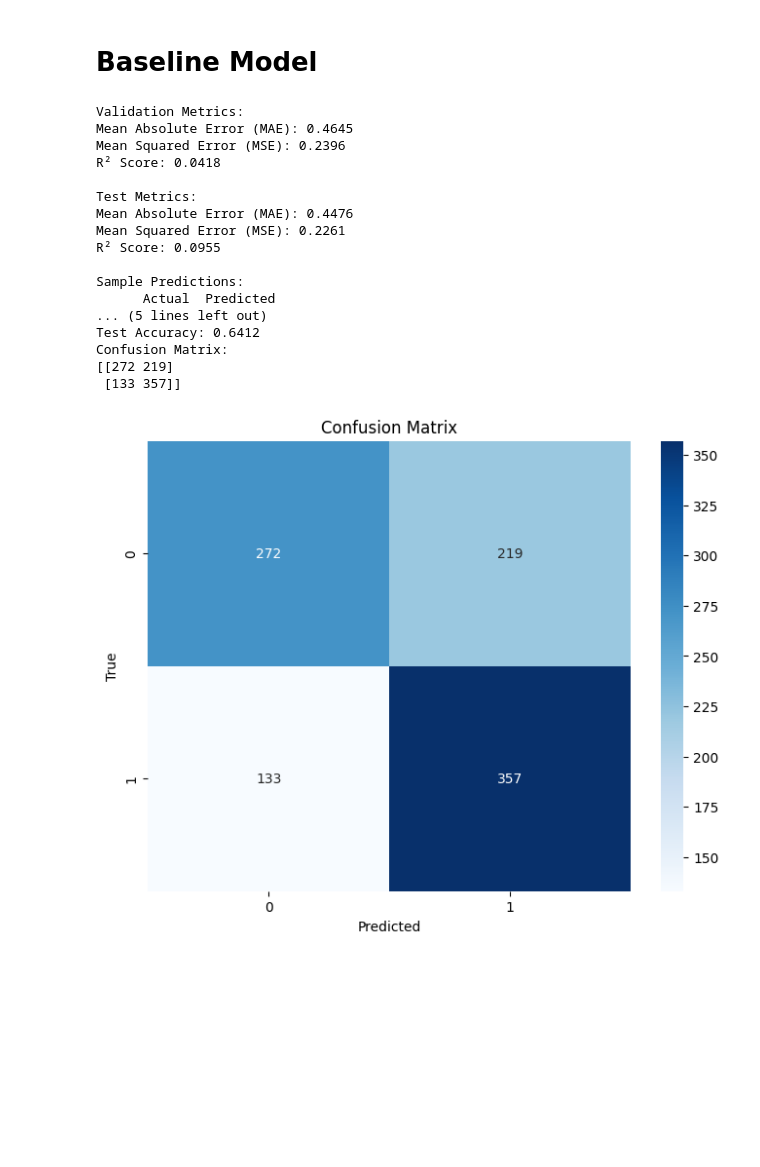
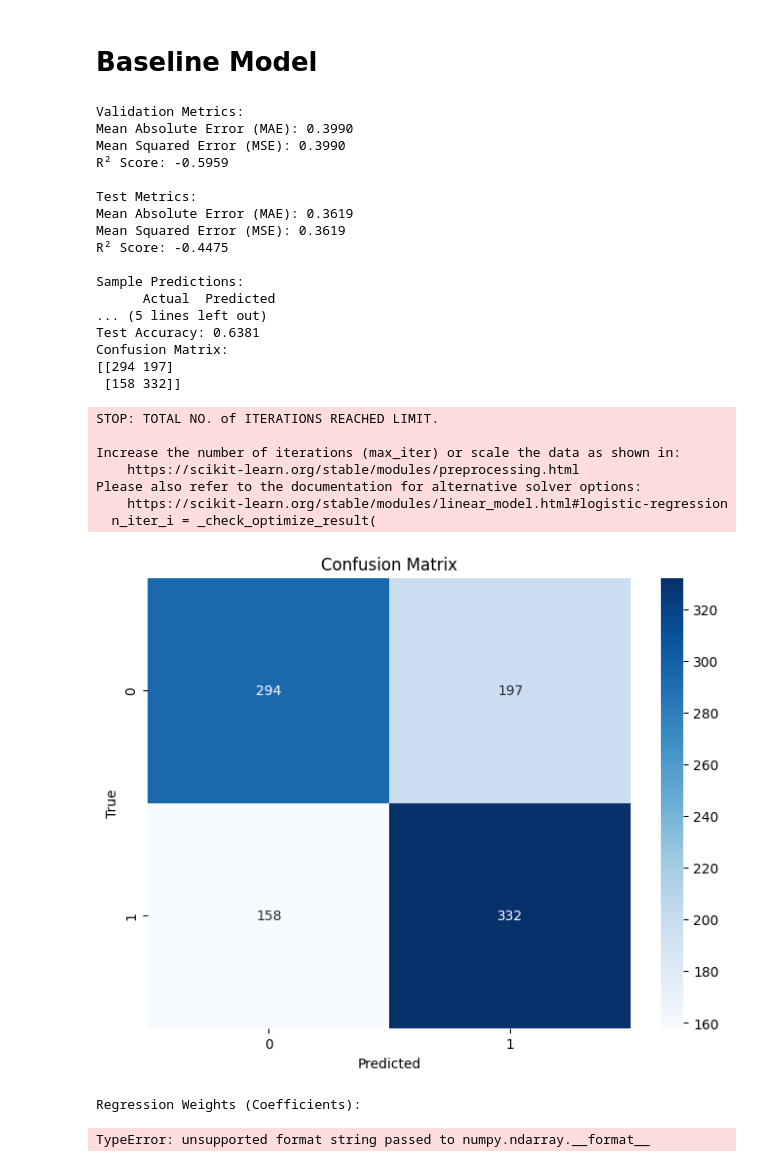
Before and after one commit to CrawfordJohn/big-data-bowl, a Jupyter notebook: xgboost.ipynb, the cells around one changed output. Drawn from its saved outputs; the diff is of its cells as text; code cells hidden in the pictures; blank space fills up the shorter version.

Commit message:
logistic regression

```diff
--- a/xgboost.ipynb
+++ b/xgboost.ipynb
@@ -240,12 +240,12 @@ Parameters: { "use_label_encoder" } are not used.
 # %% [markdown]
 # Baseline Model
 # %%
-from sklearn.linear_model import LinearRegression
+from sklearn.linear_model import LogisticRegression
 from sklearn.metrics import mean_absolute_error, mean_squared_error, r2_score
 from sklearn.metrics import confusion_matrix
 
 # Initialize and train the Linear Regression model
-model = LinearRegression()
+model = LogisticRegression()
 model.fit(X_train, y_train)
 
 # Make predictions on validation and test sets
@@ -269,40 +269,58 @@ results = pd.DataFrame({'Actual': y_test, 'Predicted': y_test_pred})
 print("\nSample Predictions:")
 print(results.head())
 
 # Calculate accuracy
 accuracy = accuracy_score(y_test, y_test_pred.round())
 print(f"Test Accuracy: {accuracy:.4f}")
 
 # Compute the confusion matrix
 cm = confusion_matrix(y_test, y_test_pred.round())
 
 # Print the raw confusion matrix
 print("Confusion Matrix:")
 print(cm)
 
 # Optional: Visualize the confusion matrix with a heatmap
 plt.figure(figsize=(8, 6))
 sns.heatmap(cm, annot=True, fmt='d', cmap='Blues', xticklabels=[0, 1], yticklabels=[0, 1])
 plt.xlabel('Predicted')
 plt.ylabel('True')
 plt.title('Confusion Matrix')
 plt.show()
 # %% [output]
 Validation Metrics:
-Mean Absolute Error (MAE): 0.4645
-Mean Squared Error (MSE): 0.2396
-R² Score: 0.0418
+Mean Absolute Error (MAE): 0.3990
+Mean Squared Error (MSE): 0.3990
+R² Score: -0.5959
 
 Test Metrics:
-Mean Absolute Error (MAE): 0.4476
-Mean Squared Error (MSE): 0.2261
-R² Score: 0.0955
+Mean Absolute Error (MAE): 0.3619
+Mean Squared Error (MSE): 0.3619
+R² Score: -0.4475
 
 Sample Predictions:
       Actual  Predicted
 ... (5 lines left out)
-Test Accuracy: 0.6412
+Test Accuracy: 0.6381
 Confusion Matrix:
-[[272 219]
- [133 357]]
+[[294 197]
+ [158 332]]
+STOP: TOTAL NO. of ITERATIONS REACHED LIMIT.
+
+Increase the number of iterations (max_iter) or scale the data as shown in:
+    https://scikit-learn.org/stable/modules/preprocessing.html
+Please also refer to the documentation for alternative solver options:
+    https://scikit-learn.org/stable/modules/linear_model.html#logistic-regression
+  n_iter_i = _check_optimize_result(
-[figure, old version]
+[figure, new version]
+# %%
+# Get the regression weights (coefficients)
+weights = model.coef_
+
+# Print the weights
+print("Regression Weights (Coefficients):")
+for feature, weight in zip(X_train.columns, weights):
+    print(f"{feature}: {weight:.4f}")
+# %% [output]
+Regression Weights (Coefficients):
+TypeError: unsupported format string passed to numpy.ndarray.__format__
```
Also changed, not shown: parts of 1 cell of this notebook, 1 other file.
